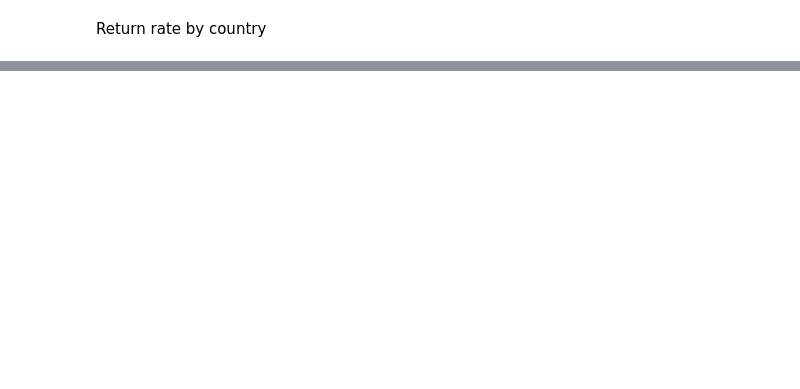
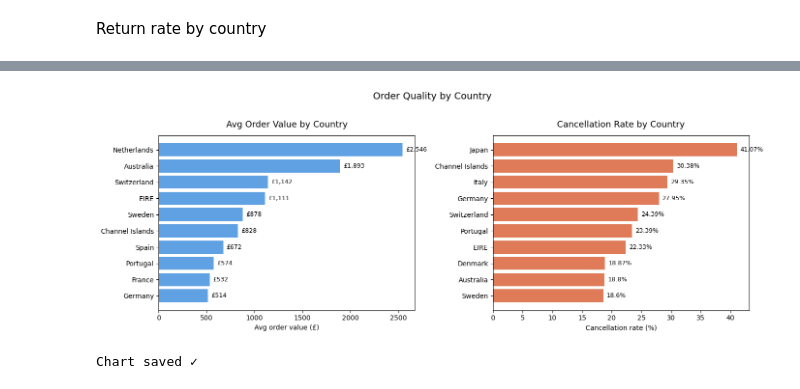
Before and after one commit to NelsonBenitez/ecommerce-sales-analysis, a Jupyter notebook: notebooks/02_sql_analysis.ipynb, the cells around one changed output, grey strips where cells are left out. Drawn from its saved outputs; the diff is of its cells as text; code cells hidden in the pictures; blank space fills up the shorter version.

```diff
--- a/notebooks/02_sql_analysis.ipynb
+++ b/notebooks/02_sql_analysis.ipynb
@@ -327,0 +430,31 @@ return_rate
+# %%
+fig, (ax1, ax2) = plt.subplots(1, 2, figsize=(14, 5))
+
+# Left — AOV by country
+bars1 = ax1.barh(aov_by_country['country'][::-1],
+                 aov_by_country['avg_order_value'][::-1],
+                 color='#378ADD', alpha=0.8)
+ax1.bar_label(bars1,
+              labels=[f"£{v:,.0f}" for v in aov_by_country['avg_order_value'][::-1]],
+              padding=5, fontsize=9)
+ax1.set_xlabel('Avg order value (£)')
+ax1.set_title('Avg Order Value by Country', fontsize=13, pad=12)
+
+# Right — cancellation rate by country
+bars2 = ax2.barh(cancellation_rate['country'][::-1],
+                 cancellation_rate['cancellation_rate_pct'][::-1],
+                 color='#D85A30', alpha=0.8)
+ax2.bar_label(bars2,
+              labels=[f"{v}%" for v in cancellation_rate['cancellation_rate_pct'][::-1]],
+              padding=5, fontsize=9)
+ax2.set_xlabel('Cancellation rate (%)')
+ax2.set_title('Cancellation Rate by Country', fontsize=13, pad=12)
+
+plt.suptitle('Order Quality by Country', fontsize=14, y=1.02)
+plt.tight_layout()
+plt.savefig('../outputs/figures/order_quality_by_country.png', dpi=150, bbox_inches='tight')
+plt.show()
+print("Chart saved ✓")
+# %% [output]
+[figure, added]
+Chart saved ✓
```
Also changed, not shown: parts of 5 cells of this notebook, 2 other files.
